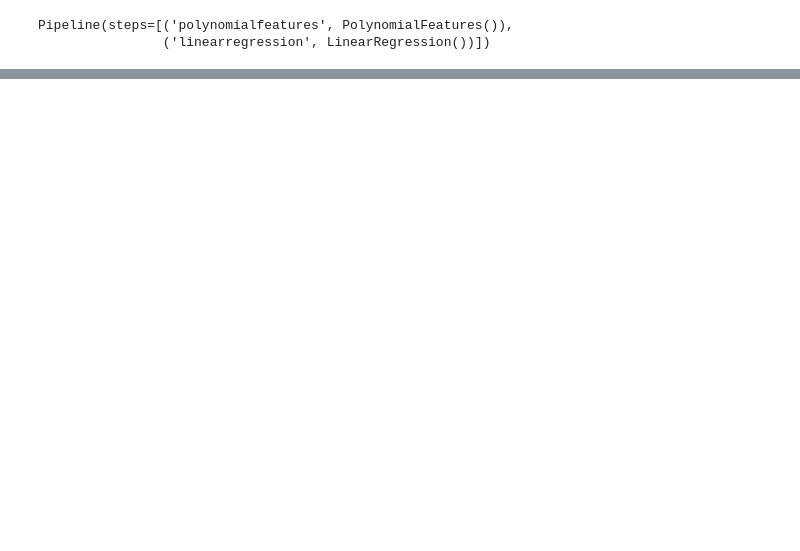
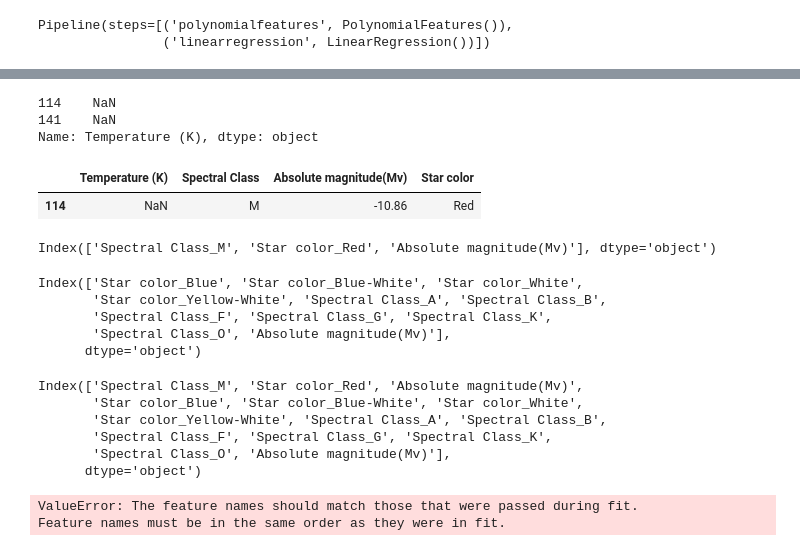
Before and after one commit to AER-cmd/my_ML_learning_projects, a Jupyter notebook: code.ipynb, the cells around one changed output, grey strips where cells are left out. Drawn from its saved outputs; the diff is of its cells as text; code cells hidden in the pictures; blank space fills up the shorter version.

```diff
--- a/code.ipynb
+++ b/code.ipynb
@@ -295,0 +297,54 @@ Mean error: 1.23e+02 (1.2%)
+# %%
+K = test['Temperature (K)']
+m = K[K.isnull()]
+m
+# %% [output]
+114    NaN
+141    NaN
+Name: Temperature (K), dtype: object
+# %%
+B = test.loc[[114]]
+B
+# %% [output]
+|  | Temperature (K) | Spectral Class | Absolute magnitude(Mv) | Star color |
+| 114 | NaN | M | -10.86 | Red |
+# %%
+#Now, I am going to use the model I trained to predict the missing temperature value
+
+cat_pred_X = pd.get_dummies(B, columns=['Spectral Class', 'Star color'])
+cat_pred_X = cat_pred_X.drop(columns=['Absolute magnitude(Mv)', 'Temperature (K)'], errors='ignore') #The 'Absolte column was duplicated in X_pred so I had to use this to fix the problem
+Num_pred_X = B[['Absolute magnitude(Mv)']]
+X_pred = pd.concat([cat_pred_X, Num_pred_X], axis = 1)
+X_pred.columns
+#the duplicated 'Absolute magnitude' column is now fixed
+# %% [output]
+Index(['Spectral Class_M', 'Star color_Red', 'Absolute magnitude(Mv)'], dtype='object')
+# %%
+#Well, when I tried my model, I had an error because the B row I chose doesn't contain all the data features I trained my model with, so I am trying to include them manually.
+X_train_mani = X_train  #to see the original features i trained my model with
+X_train_mani.drop(columns=['Spectral Class_M', 'Star color_Red' ], inplace=True)
+X_train_mani.columns
+# %% [output]
+Index(['Star color_Blue', 'Star color_Blue-White', 'Star color_White',
+       'Star color_Yellow-White', 'Spectral Class_A', 'Spectral Class_B',
+       'Spectral Class_F', 'Spectral Class_G', 'Spectral Class_K',
+       'Spectral Class_O', 'Absolute magnitude(Mv)'],
+      dtype='object')
+# %%
+
+X_pred_fixed = pd.concat([X_pred, X_train_mani], axis=1)
+X_pred_fixed.columns
+#It seems like everything is in order
+# %% [output]
+Index(['Spectral Class_M', 'Star color_Red', 'Absolute magnitude(Mv)',
+       'Star color_Blue', 'Star color_Blue-White', 'Star color_White',
+       'Star color_Yellow-White', 'Spectral Class_A', 'Spectral Class_B',
+       'Spectral Class_F', 'Spectral Class_G', 'Spectral Class_K',
+       'Spectral Class_O', 'Absolute magnitude(Mv)'],
+      dtype='object')
+# %%
+#Let's use the trained model to predict! Or at least to attempt..
+prediction_B = pipeline.predict(X_pred_fixed)
+# %% [output]
+ValueError: The feature names should match those that were passed during fit.
+Feature names must be in the same order as they were in fit.
```
Also changed, not shown: parts of 8 cells of this notebook.
